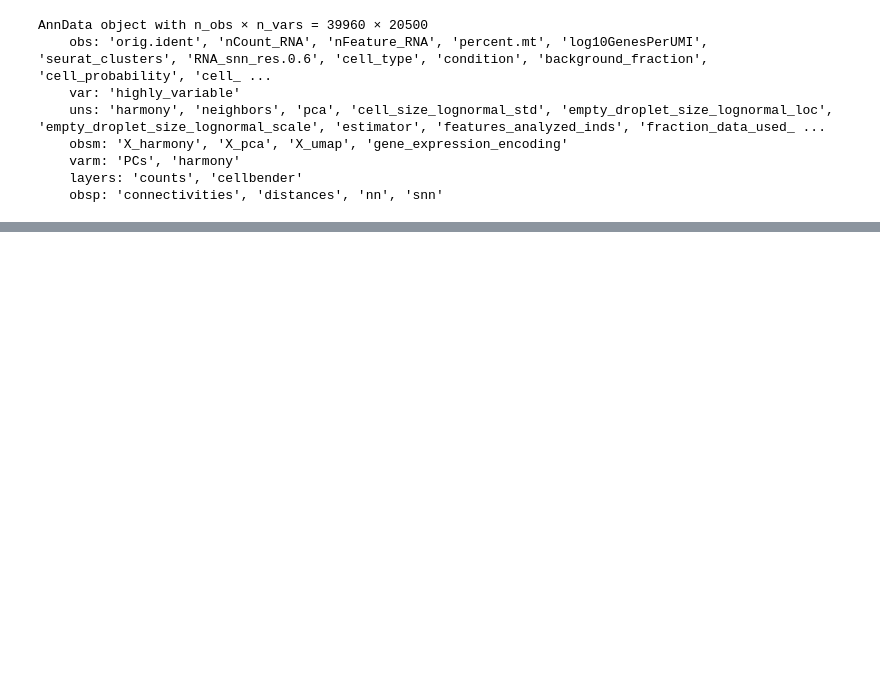
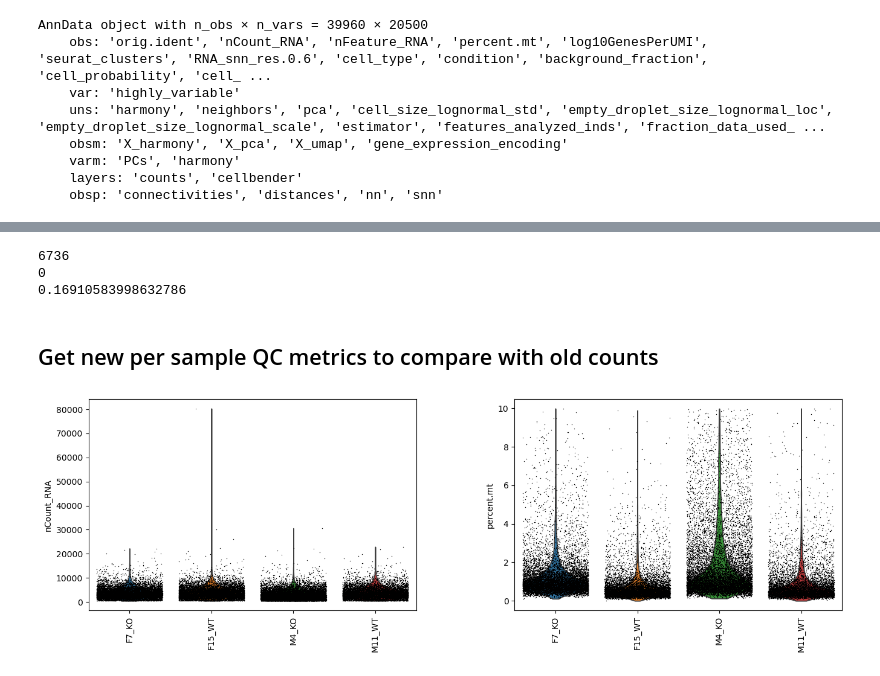
Before and after one commit to akanksha-sachan/TA_muscle_ageing, a Jupyter notebook: py_scripts/preproc/ref_preproc.ipynb, the cells around one changed output, grey strips where cells are left out. Saved outputs shown, nothing was run; the diff lists cells and outputs as text; code cells hidden in the pictures; blank space fills up the shorter version.

```diff
--- a/py_scripts/preproc/ref_preproc.ipynb
+++ b/py_scripts/preproc/ref_preproc.ipynb
@@ -185,0 +191,22 @@ adata_combined.write_h5ad('/ocean/projects/cis240075p/asachan/datasets/TA_muscle
+# %%
+adata_combined.X = adata_combined.layers['cellbender']
+print(adata_combined.X.max())
+print(adata_combined.X.min())
+print(adata_combined.X.mean())
+# %% [output]
+6736
+0
+0.16910583998632786
+# %% [markdown]
+## Get new per sample QC metrics to compare with old counts
+# %%
+sc.pl.violin(
+    adata_combined,
+    ["nCount_RNA", "percent.mt"],
+    groupby='orig.ident',
+    jitter=0.4,
+    multi_panel=True,
+    rotation=90
+)
+# %% [output]
+[figure, added]
```
Also changed, not shown: parts of 15 cells of this notebook, 1 other file.
